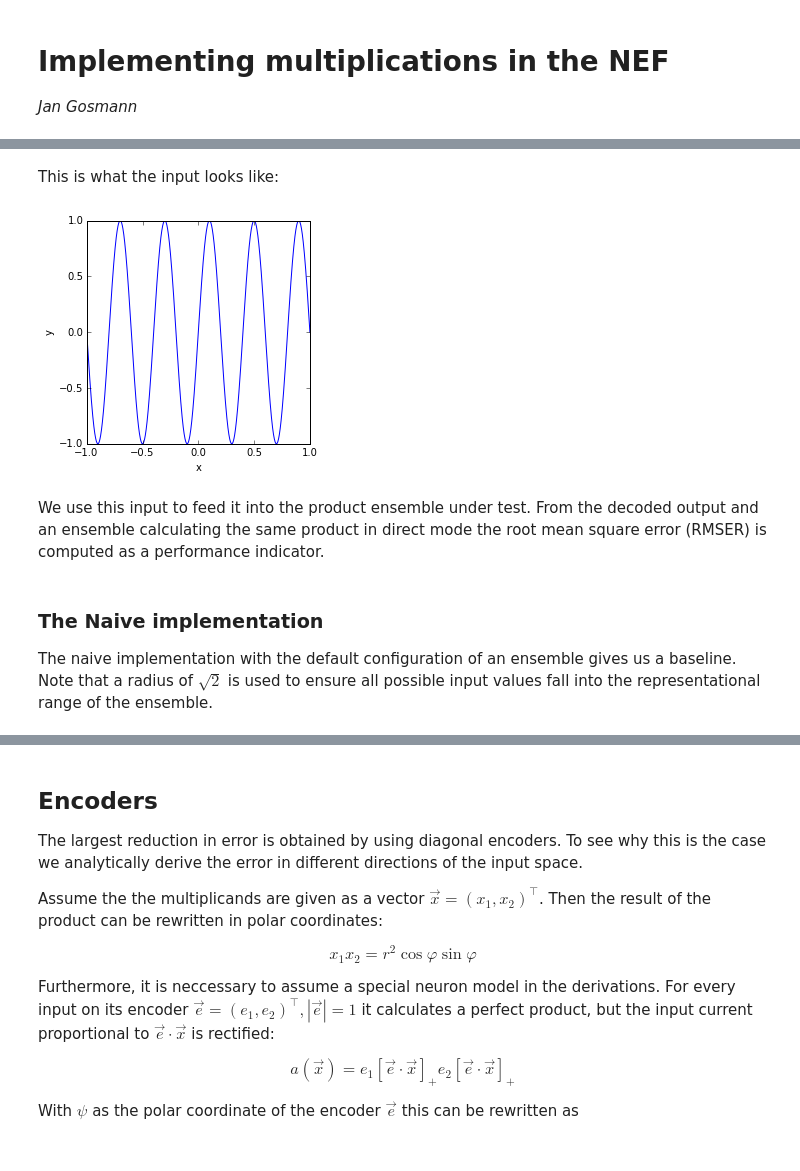
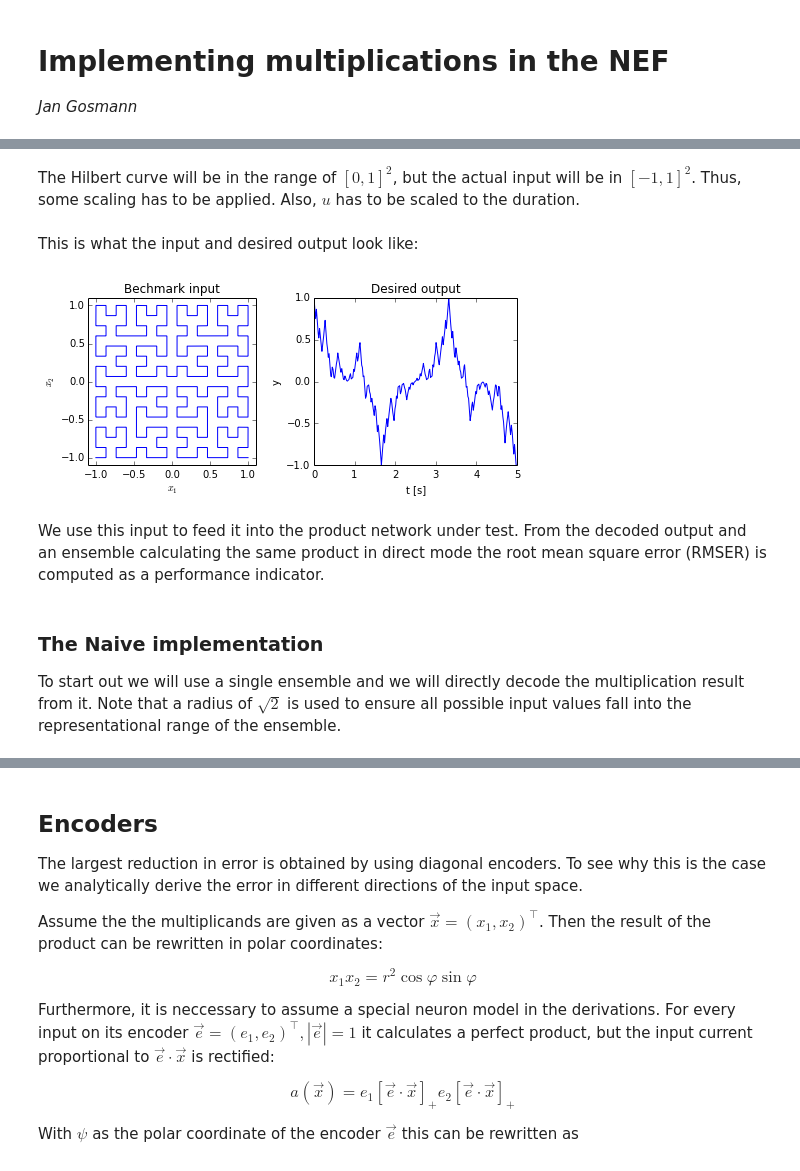
Before and after one commit to ctn-archive/technical-reports, a Jupyter notebook: Implementing-multiplications-in-the-NEF.ipynb, the cells around one changed output, grey strips where cells are left out. Cells and saved outputs as stored; diff of their text form; code cells hidden in the pictures.

```diff
--- a/Implementing-multiplications-in-the-NEF.ipynb
+++ b/Implementing-multiplications-in-the-NEF.ipynb
@@ -24,5 +22,0 @@ For the benchmark the whole range from $[-1, 1]$ should be covered for both valu
-# %%
-def stimulus_fn(t):
-    x = 2 * t - 1
-    y = np.sin(np.pi * x * 5)
-    return np.array([x, y])
@@ -28,0 +58,13 @@ def stimulus_fn(t):
+# %%
+master_seed = 1298      # Seed for generation of seeds for individual trials
+
+def gen_seeds(size):
+    return np.random.RandomState(master_seed).randint(nengo.utils.numpy.maxint, size=size)
+
+hc = HilbertCurve(n=4)  # Increase n to cover the input space more densly
+dt = 0.001              # Simulation time step (seconds)
+duration = 5.           # Simulation duration (seconds)
+wait_duration = 0.5     # Duration (seconds) to wait in the beginning to have stable representation of the initial values.
+seeds = gen_seeds(50)   # Random number generator seeds for reproducibility, implicitely defines the number of trials
+# %% [markdown]
+The Hilbert curve will be in the range of $[0, 1]^2$, but the actual input will be in $[-1, 1]^2$. Thus, some scaling has to be applied. Also, $u$ has to be scaled to the duration.
@@ -29,14 +74,28 @@ def stimulus_fn(t):
 # %% [markdown]
-This is what the input looks like:
+This is what the input and desired output look like:
-# %%
-plt.subplot(1, 1, 1, aspect='equal')
-plt.plot(*stimulus_fn(np.linspace(0, 1, 1000)))
-plt.xlabel("x")
-plt.ylabel("y");
-# %% [output]
-[figure, removed]
+# %%
+ts = np.linspace(0, duration, duration / dt)
+inp = stimulus_fn(ts)
+
+plt.figure(figsize=(8, 3))
+
+plt.subplot(1, 2, 1, aspect='equal')
+plt.plot(*inp)
+plt.title("Bechmark input")
+plt.xlabel("$x_1$")
+plt.ylabel("$x_2$")
+plt.xlim(-1.1, 1.1)
+plt.ylim(-1.1, 1.1)
+
+plt.subplot(1, 2, 2)
+plt.plot(ts, np.prod(inp, axis=0))
+plt.title("Desired output")
+plt.xlabel("t [s]")
+plt.ylabel("y");
+# %% [output]
+[figure, added]
 # %% [markdown]
-We use this input to feed it into the product ensemble under test. From the decoded output and an ensemble calculating the same product in direct mode the root mean square error (RMSER) is computed as a performance indicator.
+We use this input to feed it into the product network under test. From the decoded output and an ensemble calculating the same product in direct mode the root mean square error (RMSER) is computed as a performance indicator.
 # %%
 from nengo.utils.numpy import rmse
 
@@ -95,4 +153,4 @@ def repeated_benchmark(**ens_conf):
 # %% [markdown]
 ### The Naive implementation
 
-The naive implementation with the default configuration of an ensemble gives us a baseline. Note that a radius of $\sqrt{2}$ is used to ensure all possible input values fall into the representational range of the ensemble.
+To start out we will use a single ensemble and we will directly decode the multiplication result from it. Note that a radius of $\sqrt{2}$ is used to ensure all possible input values fall into the representational range of the ensemble.
```
Also changed, not shown: parts of 105 cells of this notebook.
